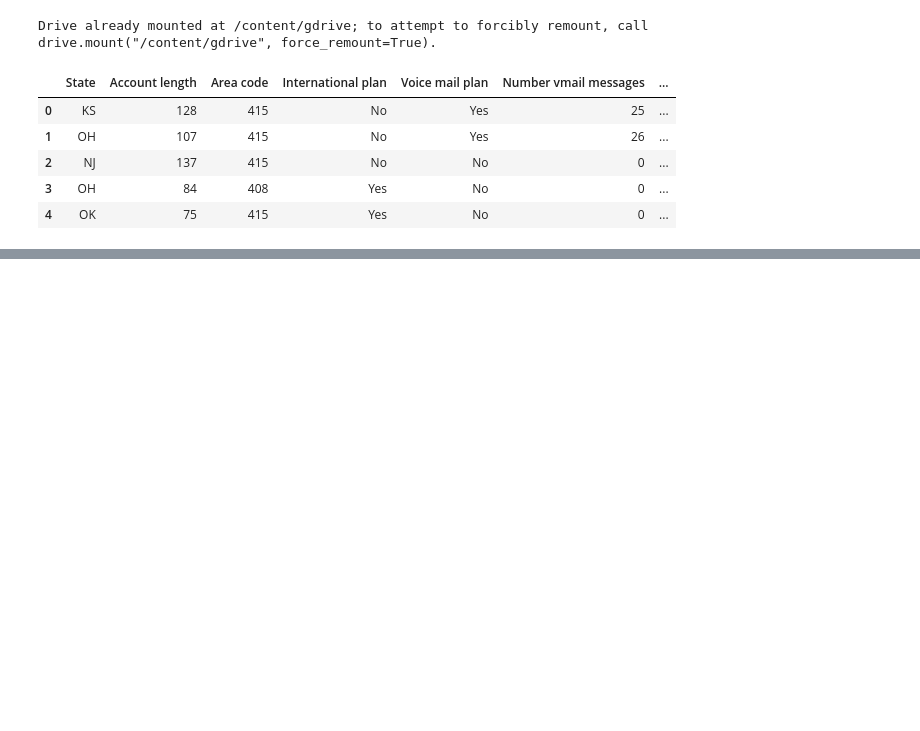
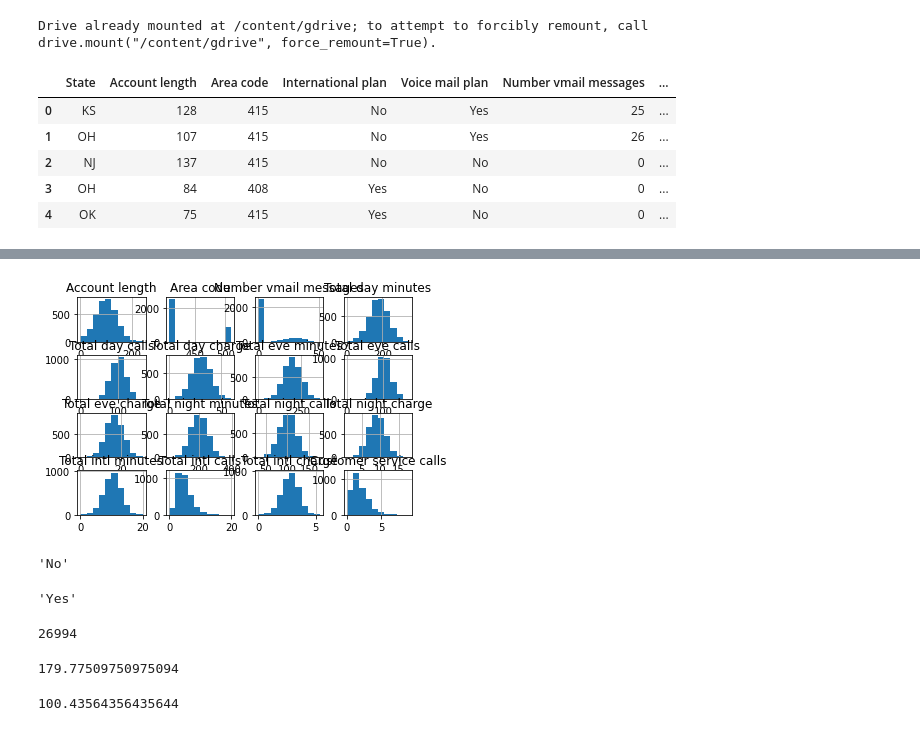
Before and after one commit to nikita-1095/EDA-Telecom-Churn-Analysis, a Jupyter notebook: Nikita_W_Telecom_Churn_Analysis_Capstone_Project.ipynb, the cells around one changed output, grey strips where cells are left out. Drawn from its saved outputs; the diff is of its cells as text; code cells hidden in the pictures; blank space fills up the shorter version.

```diff
--- a/Nikita_W_Telecom_Churn_Analysis_Capstone_Project.ipynb
+++ b/Nikita_W_Telecom_Churn_Analysis_Capstone_Project.ipynb
@@ -54,0 +126,24 @@ memory usage: 472.1+ KB
+# %%
+df.hist();
+# %% [output]
+[figure, added]
+# %%
+df['International plan'][0]
+# %% [output]
+'No'
+# %%
+df['Voice mail plan'][0]
+# %% [output]
+'Yes'
+# %%
+df['Number vmail messages'].sum()
+# %% [output]
+26994
+# %%
+df['Total day minutes'].mean()
+# %% [output]
+179.77509750975094
+# %%
+df['Total day calls'].mean()
+# %% [output]
+100.43564356435644
```
Also changed, not shown: parts of 25 cells of this notebook.
